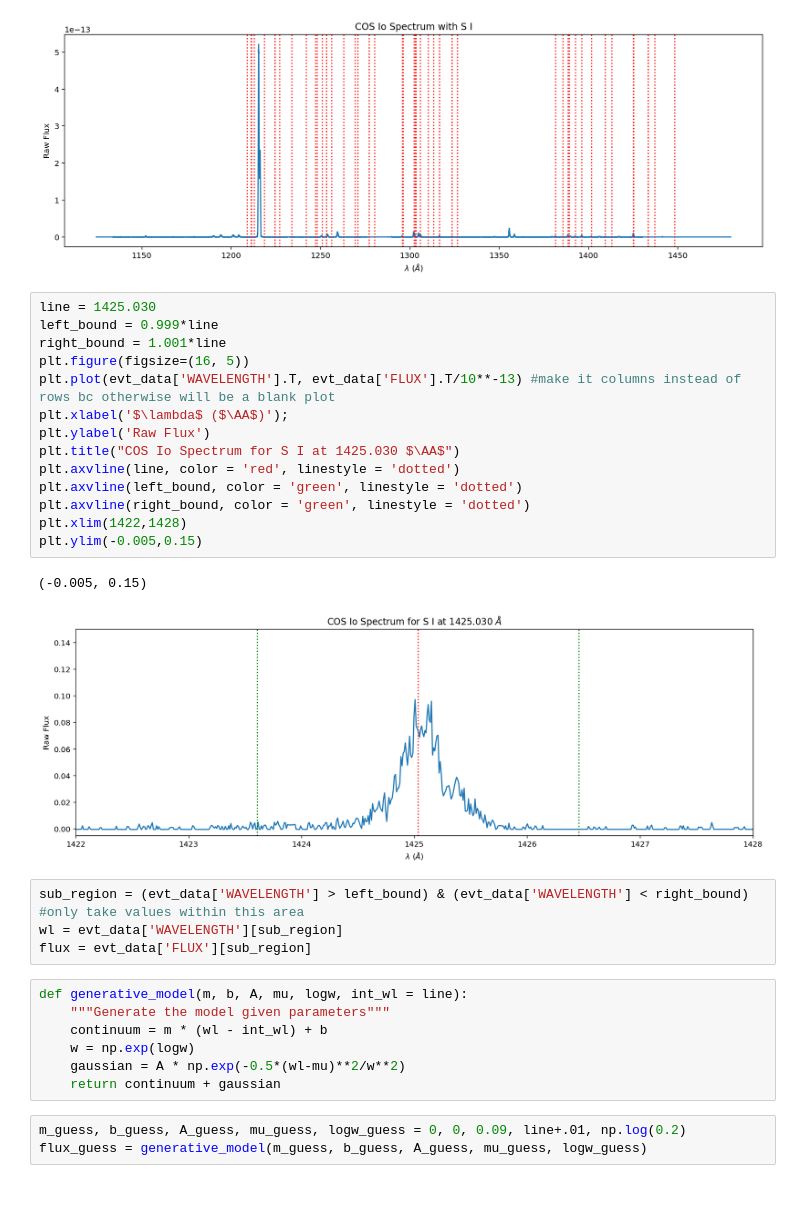
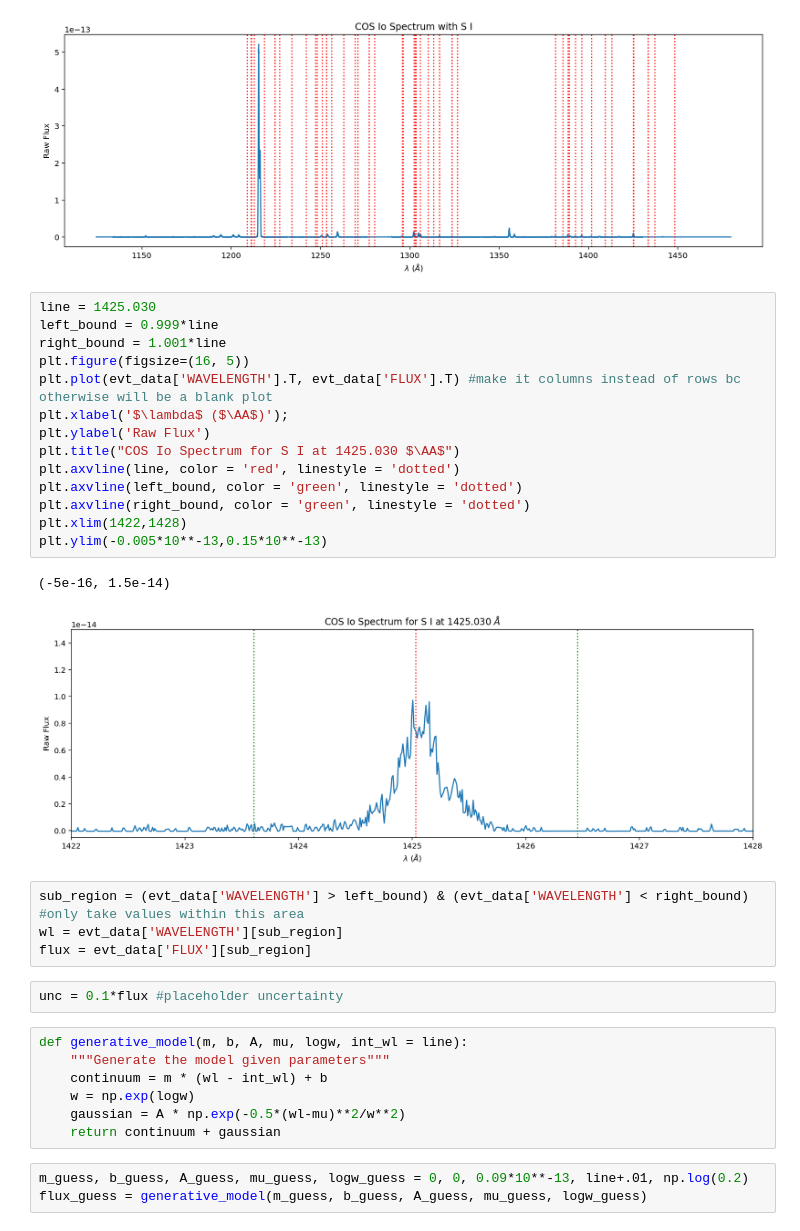
Before and after one commit to 18ganesha/io_brightness, a Jupyter notebook: notebooks/03_MCMC_with_Gaussian_fit.ipynb, the cells around one changed output. Saved outputs shown, nothing was run; the diff lists cells and outputs as text; blank space fills up the shorter version.

```diff
--- a/notebooks/03_MCMC_with_Gaussian_fit.ipynb
+++ b/notebooks/03_MCMC_with_Gaussian_fit.ipynb
@@ -35,24 +35,26 @@ for xc in df_wavelength:
 # %%
 line = 1425.030
 left_bound = 0.999*line
 right_bound = 1.001*line
 plt.figure(figsize=(16, 5))
-plt.plot(evt_data['WAVELENGTH'].T, evt_data['FLUX'].T/10**-13) #make it columns instead of rows bc otherwise will be a blank plot
+plt.plot(evt_data['WAVELENGTH'].T, evt_data['FLUX'].T) #make it columns instead of rows bc otherwise will be a blank plot
 plt.xlabel('$\lambda$ ($\AA$)');
 plt.ylabel('Raw Flux')
 plt.title("COS Io Spectrum for S I at 1425.030 $\AA$")
 plt.axvline(line, color = 'red', linestyle = 'dotted')
 plt.axvline(left_bound, color = 'green', linestyle = 'dotted')
 plt.axvline(right_bound, color = 'green', linestyle = 'dotted')
 plt.xlim(1422,1428)
-plt.ylim(-0.005,0.15)
+plt.ylim(-0.005*10**-13,0.15*10**-13)
 # %% [output]
-(-0.005, 0.15)
+(-5e-16, 1.5e-14)
-[figure, old version]
+[figure, new version]
 # %%
 sub_region = (evt_data['WAVELENGTH'] > left_bound) & (evt_data['WAVELENGTH'] < right_bound) #only take values within this area
 wl = evt_data['WAVELENGTH'][sub_region]
 flux = evt_data['FLUX'][sub_region]
+# %%
+unc = 0.1*flux #placeholder uncertainty
 # %%
 def generative_model(m, b, A, mu, logw, int_wl = line):
     """Generate the model given parameters"""
@@ -61,5 +63,5 @@ def generative_model(m, b, A, mu, logw, int_wl = line):
     gaussian = A * np.exp(-0.5*(wl-mu)**2/w**2)
     return continuum + gaussian
 # %%
-m_guess, b_guess, A_guess, mu_guess, logw_guess = 0, 0, 0.09, line+.01, np.log(0.2)
+m_guess, b_guess, A_guess, mu_guess, logw_guess = 0, 0, 0.09*10**-13, line+.01, np.log(0.2)
 flux_guess = generative_model(m_guess, b_guess, A_guess, mu_guess, logw_guess)
```
Also changed, not shown: parts of 20 cells of this notebook.
